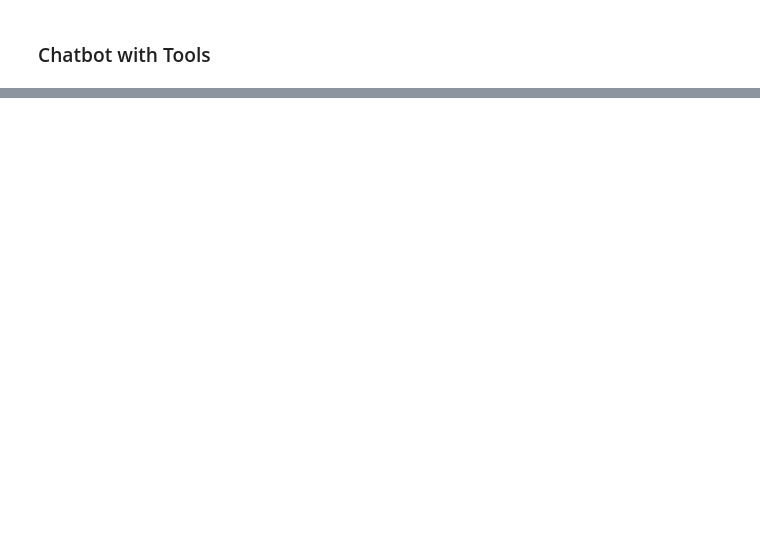
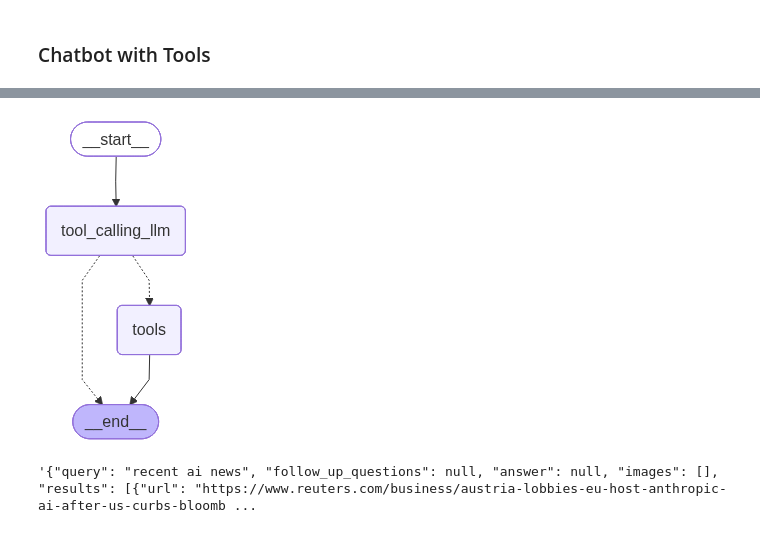
Before and after one commit to ankitas134/agentic-ai-learning, a Jupyter notebook: Langgraph/1-Basicchatbot.ipynb, the cells around one changed output, grey strips where cells are left out. Saved outputs shown, nothing was run; the diff lists cells and outputs as text; code cells hidden in the pictures; blank space fills up the shorter version.

```diff
--- a/Langgraph/1-Basicchatbot.ipynb
+++ b/Langgraph/1-Basicchatbot.ipynb
@@ -100,0 +118,32 @@ llm_with_tool
+# %%
+## Stategraph
+from langgraph.graph import StateGraph,START,END
+from langgraph.prebuilt import ToolNode
+from langgraph.prebuilt import tools_condition
+
+## Node definition
+def tool_calling_llm(state:State):
+    return {"messages":[llm_with_tool.invoke(state["messages"])]}
+
+## Grpah
+builder=StateGraph(State)
+builder.add_node("tool_calling_llm",tool_calling_llm)
+builder.add_node("tools",ToolNode(tools))
+
+## Add Edges
+builder.add_edge(START, "tool_calling_llm")
+builder.add_conditional_edges(
+    "tool_calling_llm",
+    # If the latest message (result) from assistant is a tool call -> tools_condition routes to tools
+    # If the latest message (result) from assistant is a not a tool call -> tools_condition routes to END
+    tools_condition
+)
+builder.add_edge("tools",END)
+
+## compile the graph
+graph=builder.compile()
+
+from IPython.display import Image, display
+display(Image(graph.get_graph().draw_mermaid_png()))
+# %% [output]
+[figure, added]
@@ -100,0 +152,4 @@ llm_with_tool
+# %%
+response['messages'][-1].content
+# %% [output]
+'{"query": "recent ai news", "follow_up_questions": null, "answer": null, "images": [], "results": [{"url": "https://www.reuters.com/business/austria-lobbies-eu-host-anthropic-ai-after-us-curbs-bloomb ...
```
Also changed, not shown: parts of 29 cells of this notebook, 1 other file.
